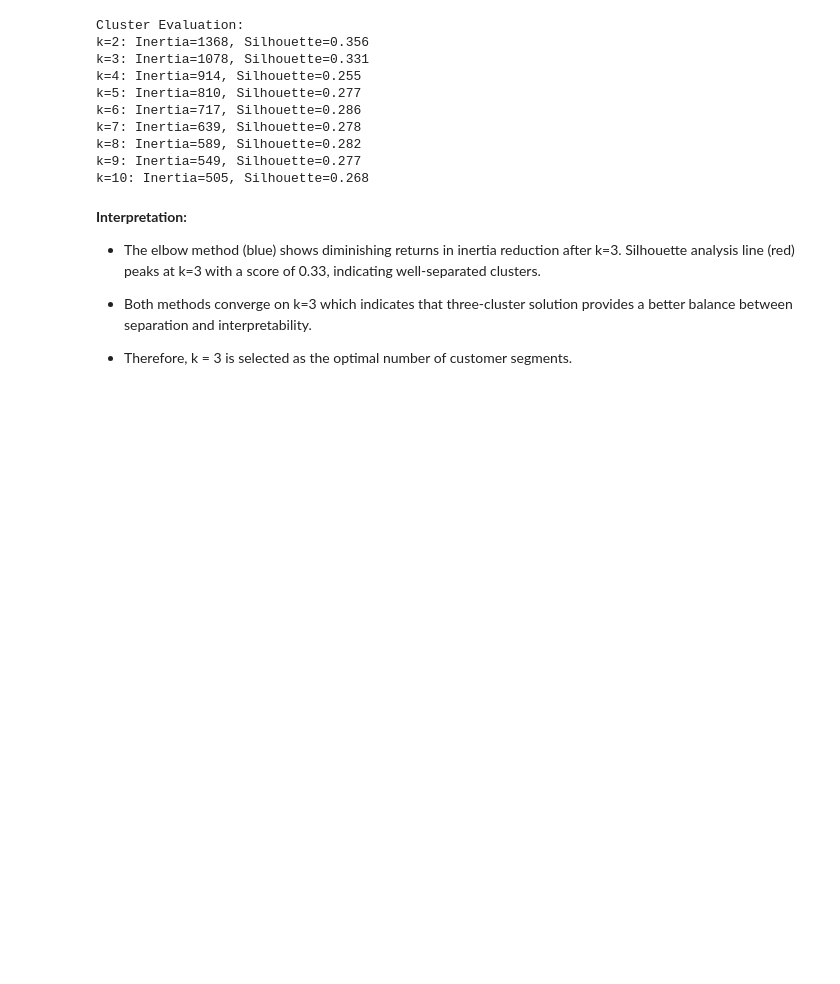
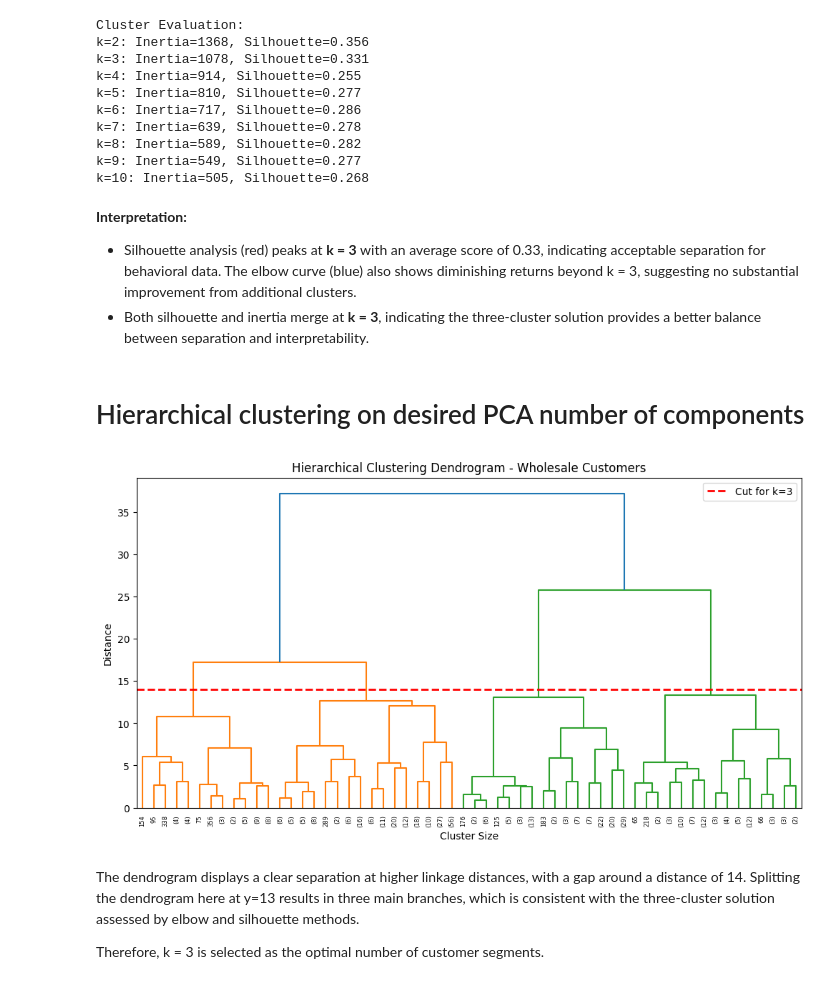
Before and after one commit to EsserMishelle/customer-spending-segmentation, a Jupyter notebook: 2_Preprocessing.ipynb, the cells around one changed output. Drawn from its saved outputs; the diff is of its cells as text; code cells hidden in the pictures; blank space fills up the shorter version.

```diff
--- a/2_Preprocessing.ipynb
+++ b/2_Preprocessing.ipynb
@@ -183,8 +183,29 @@ k=10: Inertia=505, Silhouette=0.268
 # %% [markdown]
 **Interpretation:**
 
-* The elbow method (blue) shows diminishing returns in inertia reduction after k=3. Silhouette analysis line (red) peaks at k=3 with a score of 0.33, indicating well-separated clusters.
-
-* Both methods converge on k=3 which indicates that three-cluster solution provides a better balance between separation and interpretability.
-
-* Therefore, k = 3 is selected as the optimal number of customer segments.
+* Silhouette analysis (red) peaks at **k = 3** with an average score of 0.33, indicating acceptable separation for behavioral data. The elbow curve (blue) also shows diminishing returns beyond k = 3, suggesting no substantial improvement from additional clusters.
+* Both silhouette and inertia merge at **k = 3**, indicating the three-cluster solution provides a better balance between separation and interpretability.
+# %% [markdown]
+# Hierarchical clustering on desired PCA number of components
+# %%
+hac = linkage(X_pca, method='ward')
+
+#Find clusters
+clusters_hac = fcluster(hac, t=3, criterion='maxclust') # Force 3 clusters
+
+plt.figure(figsize=(12,6))
+
+dendro = dendrogram(hac, truncate_mode='level', p=5)
+plt.xlabel('Cluster Size')
+plt.ylabel('Distance')
+plt.title('Hierarchical Clustering Dendrogram - Wholesale Customers')
+plt.axhline(y=14, color='red', linestyle='--',
+            linewidth=2, label='Cut for k=3')
+plt.legend()
+plt.show();
+# %% [output]
+[figure, added]
+# %% [markdown]
+The dendrogram displays a clear separation at higher linkage distances, with a gap around a distance of 14. Splitting the dendrogram here at y=13 results in three main branches, which  is consistent with the three-cluster solution assessed by elbow and silhouette methods.
+
+Therefore, k = 3 is selected as the optimal number of customer segments.
```
